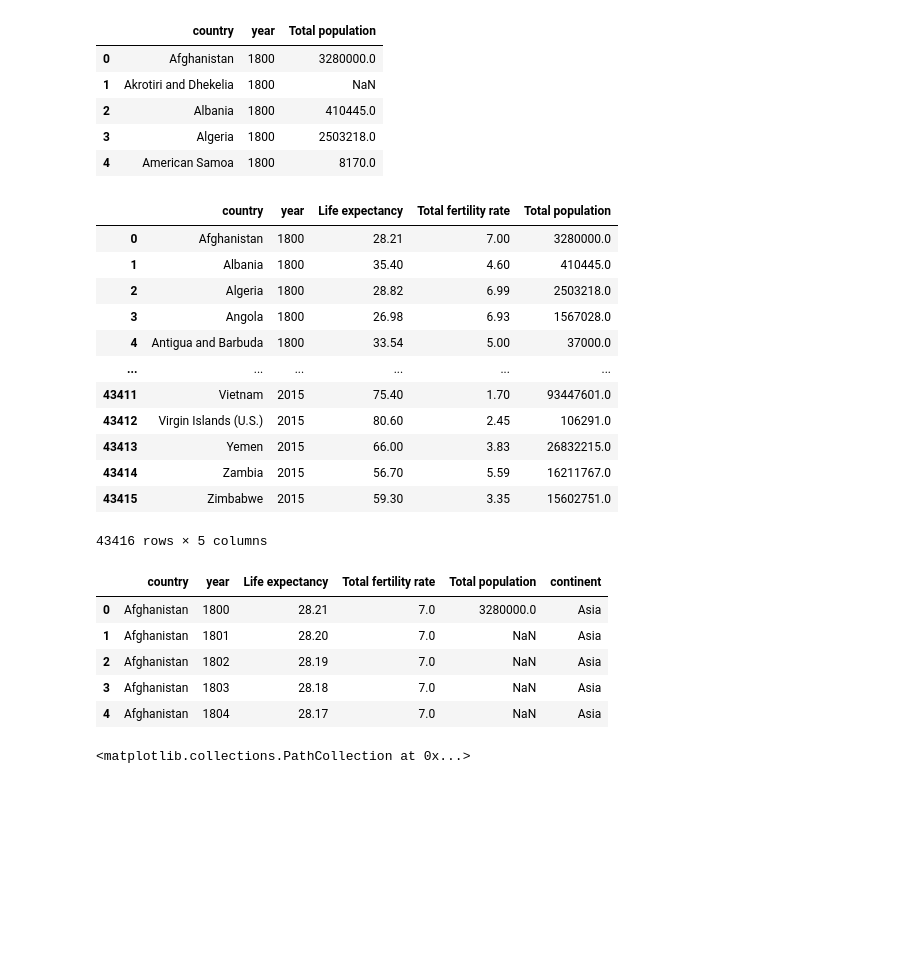
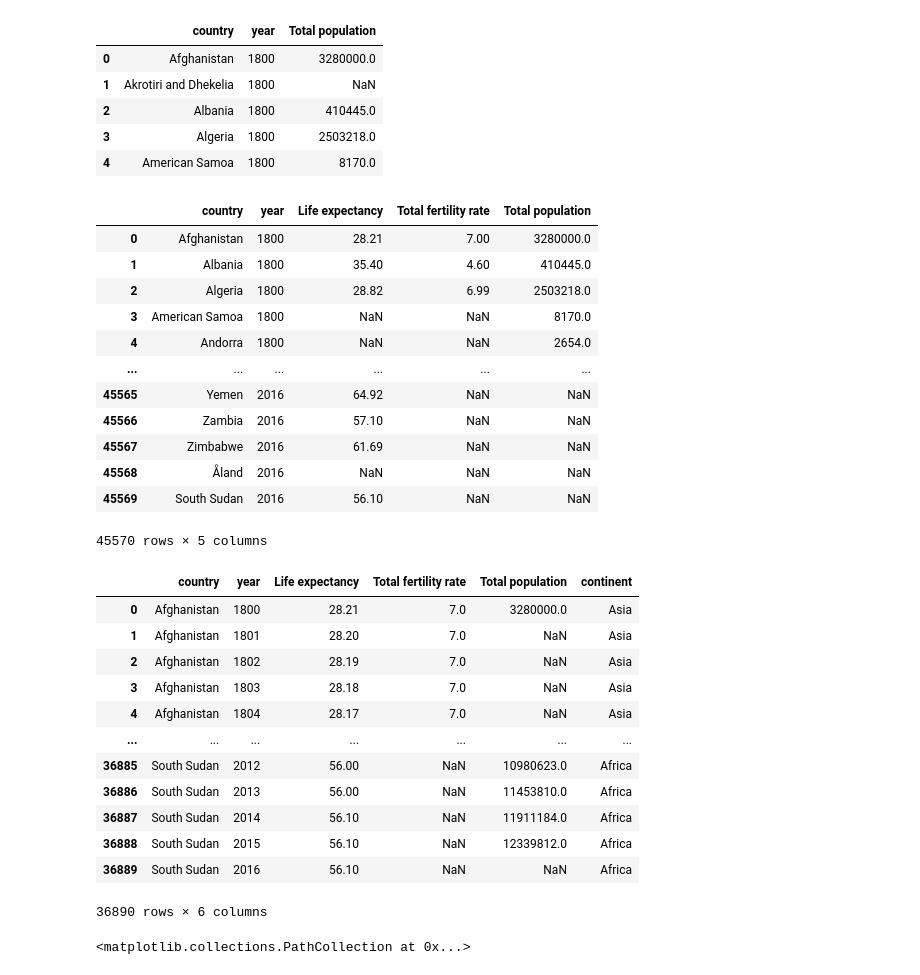
Before and after one commit to mfriebel/DS_projects, a Jupyter notebook: week01/project_wk1.ipynb, the cells around one changed output. Drawn from its saved outputs; the diff is of its cells as text; code cells hidden in the pictures; blank space fills up the shorter version.

```diff
--- a/week01/project_wk1.ipynb
+++ b/week01/project_wk1.ipynb
@@ -161,7 +188,8 @@ pop.head()
 | 3 | Algeria | 1800 | 2503218.0 |
 | 4 | American Samoa | 1800 | 8170.0 |
 # %%
-life_fert_pop = life_exp.merge(tot_fert, how='right', on=['country', 'year']) \
+# merge Dataframes based on 'country column' of life expectancy
+life_fert_pop = life_exp.merge(tot_fert, how='left', on=['country', 'year']) \
                             .merge(pop, how='left', on=['country', 'year'])
 # %%
 life_fert_pop
@@ -170,26 +198,33 @@ life_fert_pop
 | 0 | Afghanistan | 1800 | 28.21 | 7.00 | 3280000.0 |
 | 1 | Albania | 1800 | 35.40 | 4.60 | 410445.0 |
 | 2 | Algeria | 1800 | 28.82 | 6.99 | 2503218.0 |
-| 3 | Angola | 1800 | 26.98 | 6.93 | 1567028.0 |
-| 4 | Antigua and Barbuda | 1800 | 33.54 | 5.00 | 37000.0 |
+| 3 | American Samoa | 1800 | NaN | NaN | 8170.0 |
+| 4 | Andorra | 1800 | NaN | NaN | 2654.0 |
 | ... | ... | ... | ... | ... | ... |
-| 43411 | Vietnam | 2015 | 75.40 | 1.70 | 93447601.0 |
-| 43412 | Virgin Islands (U.S.) | 2015 | 80.60 | 2.45 | 106291.0 |
-| 43413 | Yemen | 2015 | 66.00 | 3.83 | 26832215.0 |
-| 43414 | Zambia | 2015 | 56.70 | 5.59 | 16211767.0 |
-| 43415 | Zimbabwe | 2015 | 59.30 | 3.35 | 15602751.0 |
+| 45565 | Yemen | 2016 | 64.92 | NaN | NaN |
+| 45566 | Zambia | 2016 | 57.10 | NaN | NaN |
+| 45567 | Zimbabwe | 2016 | 61.69 | NaN | NaN |
+| 45568 | Åland | 2016 | NaN | NaN | NaN |
+| 45569 | South Sudan | 2016 | 56.10 | NaN | NaN |
-43416 rows × 5 columns
+45570 rows × 5 columns
 # %%
 life_fert_pop_conti = life_fert_pop.merge(continents, how='inner', on='country')
 # %%
-life_fert_pop_conti.head()
+life_fert_pop_conti
 # %% [output]
 |  | country | year | Life expectancy | Total fertility rate | Total population | continent |
 | 0 | Afghanistan | 1800 | 28.21 | 7.0 | 3280000.0 | Asia |
 | 1 | Afghanistan | 1801 | 28.20 | 7.0 | NaN | Asia |
 | 2 | Afghanistan | 1802 | 28.19 | 7.0 | NaN | Asia |
 | 3 | Afghanistan | 1803 | 28.18 | 7.0 | NaN | Asia |
 | 4 | Afghanistan | 1804 | 28.17 | 7.0 | NaN | Asia |
+| ... | ... | ... | ... | ... | ... | ... |
+| 36885 | South Sudan | 2012 | 56.00 | NaN | 10980623.0 | Africa |
+| 36886 | South Sudan | 2013 | 56.00 | NaN | 11453810.0 | Africa |
+| 36887 | South Sudan | 2014 | 56.10 | NaN | 11911184.0 | Africa |
+| 36888 | South Sudan | 2015 | 56.10 | NaN | 12339812.0 | Africa |
+| 36889 | South Sudan | 2016 | 56.10 | NaN | NaN | Africa |
+36890 rows × 6 columns
 # %%
 mask = life_fert_pop_conti['country'] == 'Benin'
 df_subset = life_fert_pop_conti.loc[mask]
```
Also changed, not shown: parts of 16 cells of this notebook.
